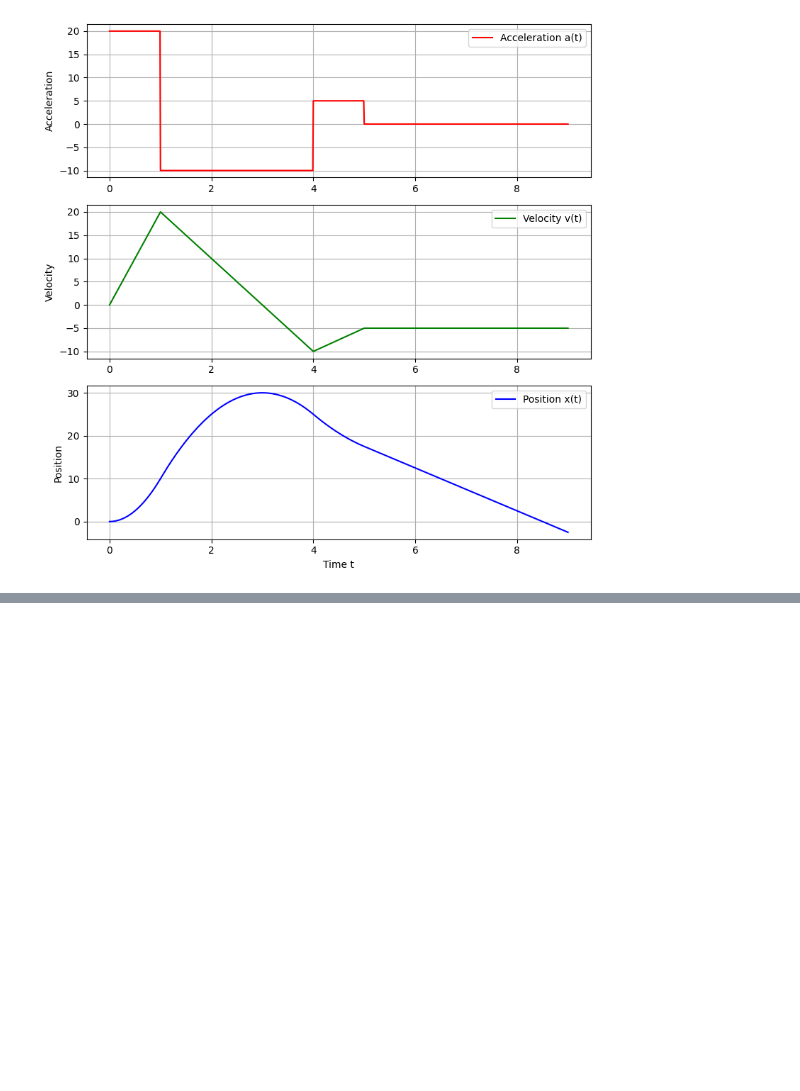
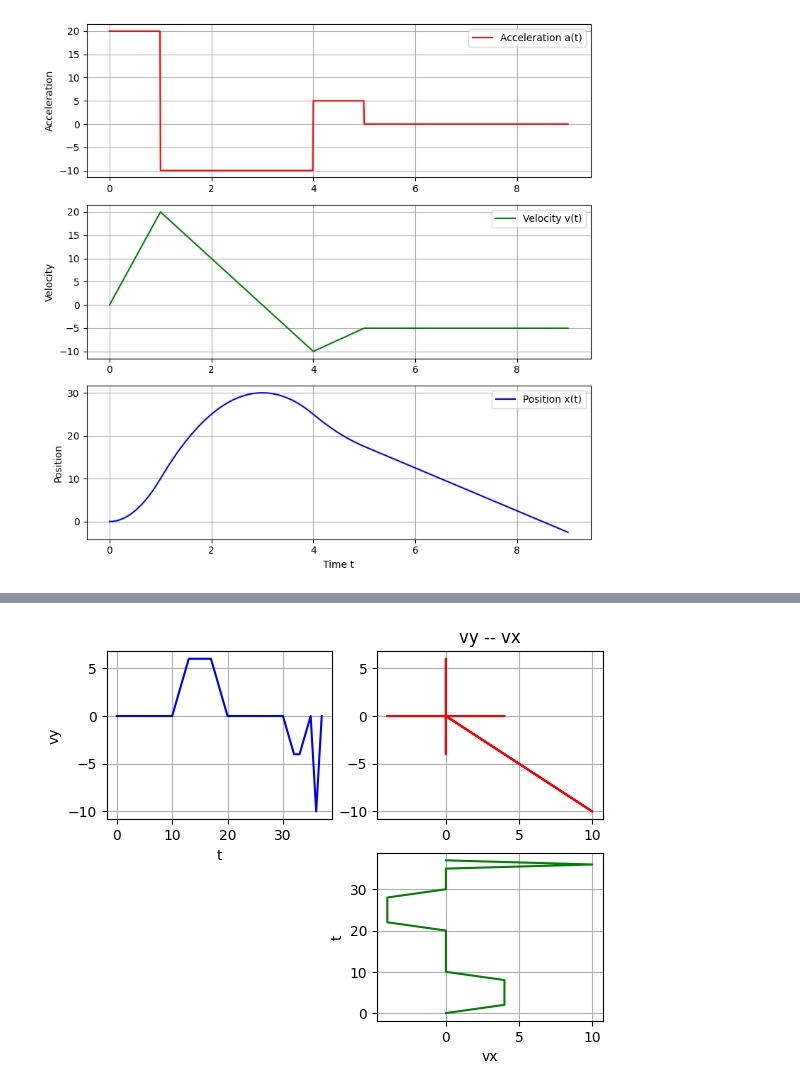
Before and after one commit to dudung/py-nb, a Jupyter notebook: src/apply/lesslines/07_phys_kinematics_piecewise.ipynb, the cells around one changed output, grey strips where cells are left out. Cells and saved outputs as stored; diff of their text form; code cells hidden in the pictures; blank space fills up the shorter version.

```diff
--- a/src/apply/lesslines/07_phys_kinematics_piecewise.ipynb
+++ b/src/apply/lesslines/07_phys_kinematics_piecewise.ipynb
@@ -86,0 +179,23 @@ motion.plot(resolution=1000)
+# %%
+import matplotlib.pyplot as plt
+
+plt.subplot(2, 2, 1)
+plt.plot(tt_vals, vy_vals, 'b')
+plt.xlabel('t')
+plt.ylabel('vy')
+plt.grid()
+
+plt.subplot(2, 2, 4)
+plt.plot(vx_vals, tt_vals, 'g')
+plt.xlabel('vx')
+plt.ylabel('t')
+plt.grid()
+
+plt.subplot(2, 2, 2)
+plt.plot(vx_vals, vy_vals, 'r')
+plt.grid()
+plt.title('vy -- vx')
+
+plt.show()
+# %% [output]
+[figure, added]
```
Also changed, not shown: parts of 6 cells of this notebook.
